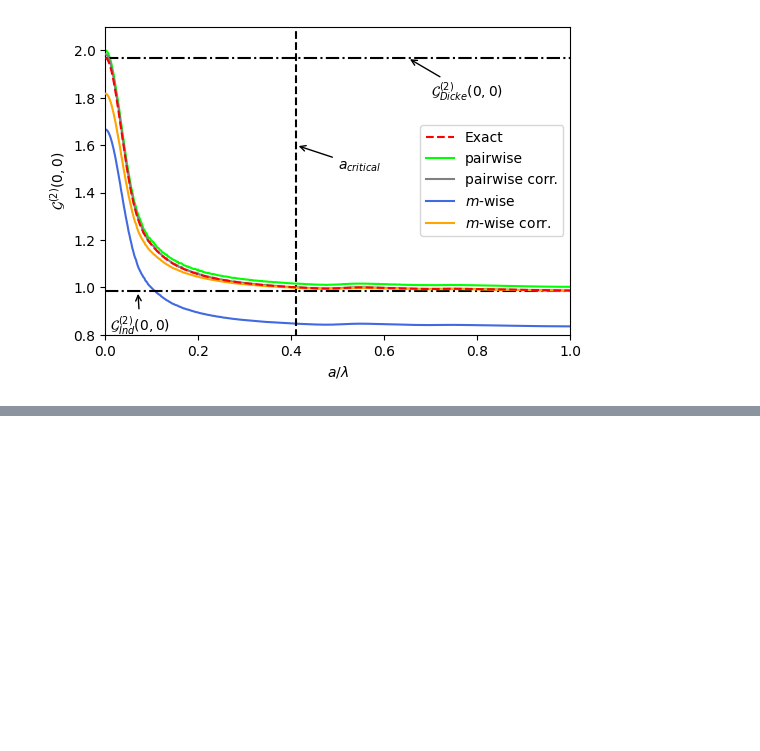
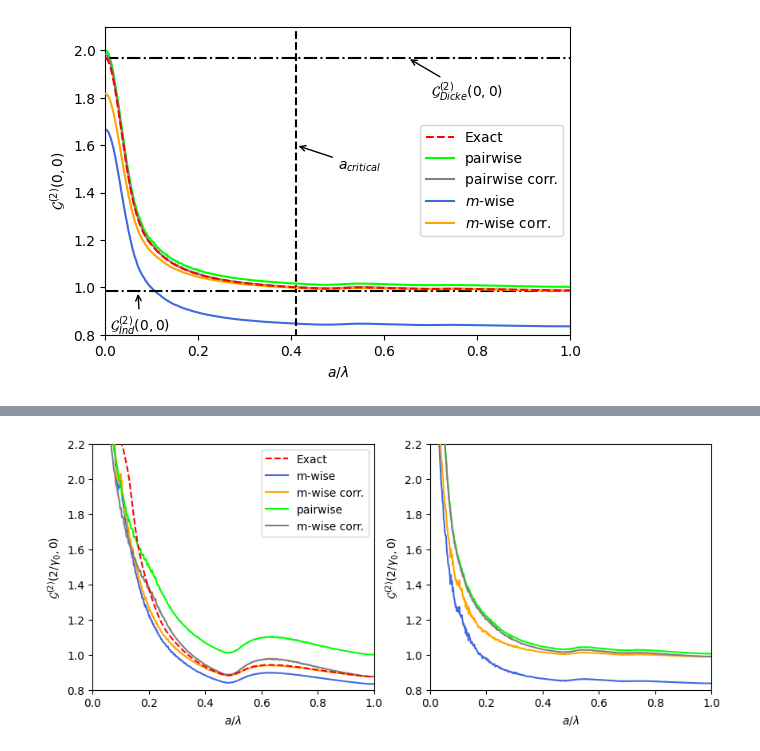
Before and after one commit to Daneyles1/PhD_Projects, a Jupyter notebook: Sampling Methods/Plotting_Visuals.ipynb, the cells around one changed output, grey strips where cells are left out. Drawn from its saved outputs; the diff is of its cells as text; code cells hidden in the pictures; blank space fills up the shorter version.

```diff
--- a/Sampling Methods/Plotting_Visuals.ipynb
+++ b/Sampling Methods/Plotting_Visuals.ipynb
@@ -289,0 +319,71 @@ plt.show()
+# %%
+# (Fig 8) Comparison of approximate methods for a system freely evolved to a finite time
+
+m = 6
+S_m = 200
+S_2 = 10000
+
+a_set_temp = np.round(np.linspace(0, 1, 501),10)
+a_set = np.array([a for a in a_set_temp if a >= 0.03])
+
+fig, axes = plt.subplots(1, 2, figsize=(10, 4))
+
+#1D of 8 emitters, compare exact to both approximations
+Dim = 1
+N = 8
+Samples_Exact = Sampling_Methods(SOCF, Approx.EXACT, N, Dim) #exact sampling method computation
+Filename_Exact = Samples_Exact.Generate_Finite_time_Data(a_set, 2)
+Data = Read_Write_Class.Read_From_File(Filename_Exact)
+Exact_a, Exact_g2 = map(list, zip(*Data))
+Exact_a, Exact_g2 = Read_Write_Class.Sort_Both_Lists(Exact_a, Exact_g2)
+axes[0].plot(Exact_a, Exact_g2, label="Exact", linestyle='dashed', c=c_Exact, zorder=10)
+
+Samples_MWise = Sampling_Methods(SOCF, Approx.MWISE, N, Dim, m, Num_Samples=S_m) #m-wise sampling method computation
+Filename_MWise = Samples_MWise.Generate_Finite_time_Data(a_set, 2)
+Data = Read_Write_Class.Read_From_File(Filename_MWise)
+MWise_a, MWise_g2 = map(list, zip(*Data))
+MWise_a, MWise_g2 = Read_Write_Class.Sort_Both_Lists(MWise_a, MWise_g2)
+axes[0].plot(MWise_a, MWise_g2, label="m-wise", c=c_under, zorder=5)
+axes[0].plot(MWise_a, np.array(MWise_g2) + ((1/m) - (1/(N**Dim))) , label="m-wise corr.", c=c_under_Corr, zorder=5)
+
+Samples_Pair = Sampling_Methods(SOCF, Approx.PAIR, N, Dim, Num_Samples=S_2) #pairwise sampling method computation
+Filename_Pair = Samples_Pair.Generate_Finite_time_Data(a_set, 2)
+Data = Read_Write_Class.Read_From_File(Filename_Pair)
+Pair_a, Pair_g2 = map(list, zip(*Data))
+Pair_a, Pair_g2 = Read_Write_Class.Sort_Both_Lists(Pair_a, Pair_g2)
+axes[0].plot(Pair_a, Pair_g2, label="pairwise", c=c_Gard, zorder=5)
+axes[0].plot(Pair_a, np.array(Pair_g2) - (1/(N**Dim)) , label="m-wise corr.", c=c_Gard_Corr, zorder=5)
+
+
+#2D square array of 64 emitters, compare both approximations (exact cannot be computed)
+Dim = 2
+N = 8
+Samples_MWise = Sampling_Methods(SOCF, Approx.MWISE, N, Dim, m, Num_Samples=S_m) #m-wise sampling method computation
+Filename_MWise = Samples_MWise.Generate_Finite_time_Data(a_set, 2)
+Data = Read_Write_Class.Read_From_File(Filename_MWise)
+MWise_a, MWise_g2 = map(list, zip(*Data))
+MWise_a, MWise_g2 = Read_Write_Class.Sort_Both_Lists(MWise_a, MWise_g2)
+axes[1].plot(MWise_a, MWise_g2, label="m-wise", c=c_under, zorder=5)
+axes[1].plot(MWise_a, np.array(MWise_g2) + ((1/m) - (1/(N**Dim))) , label="m-wise corr.", c=c_under_Corr, zorder=5)
+
+Samples_Pair = Sampling_Methods(SOCF, Approx.PAIR, N, Dim, Num_Samples=S_2) #pairwise sampling method computation
+Filename_Pair = Samples_Pair.Generate_Finite_time_Data(a_set, 2)
+Data = Read_Write_Class.Read_From_File(Filename_Pair)
+Pair_a, Pair_g2 = map(list, zip(*Data))
+Pair_a, Pair_g2 = Read_Write_Class.Sort_Both_Lists(Pair_a, Pair_g2)
+axes[1].plot(Pair_a, Pair_g2, label="pairwise", c=c_Gard, zorder=5)
+axes[1].plot(Pair_a, np.array(Pair_g2) - (1/(N**Dim)) , label="m-wise corr.", c=c_Gard_Corr, zorder=5)
+
+
+
+for i in range(2):
+    axes[i].set_xlabel("$a/\lambda$")
+    axes[i].set_ylabel("$\mathcal{G}^{(2)}(2/\gamma_0, 0)$")
+    axes[i].set_xticks([0, 0.2, 0.4, 0.6, 0.8, 1.0])
+    axes[i].set_xlim([0, np.max(a_set)])
+    axes[i].set_ylim([0.8, 2.2])
+
+axes[0].legend()
+plt.show()
+# %% [output]
+[figure, added]
```
Also changed, not shown: parts of 4 cells of this notebook, 21 other files.
